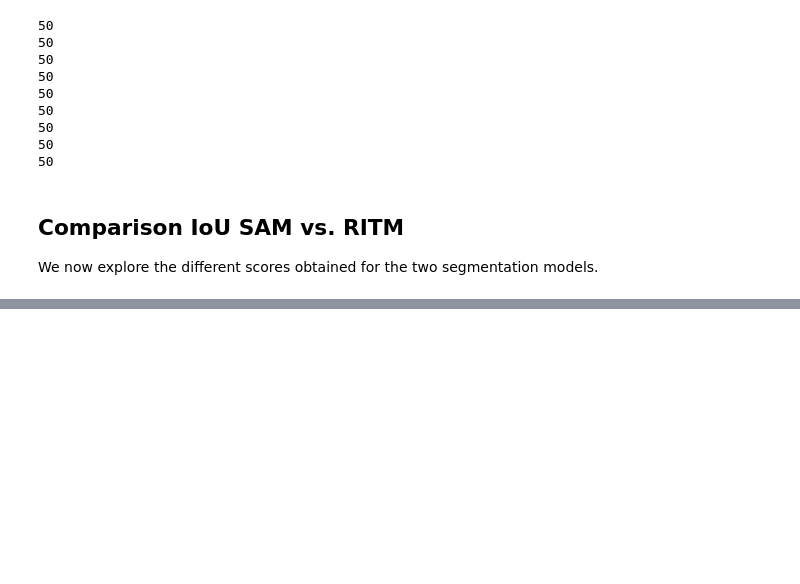
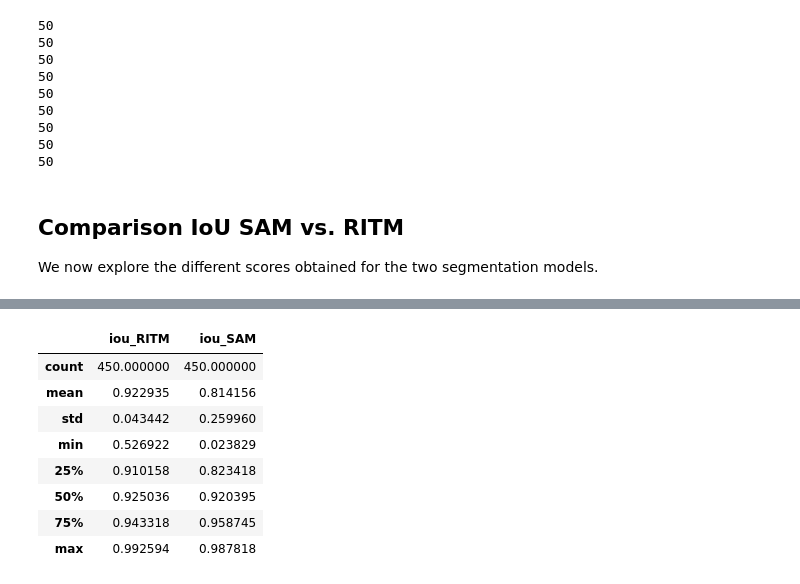
Before and after one commit to ana-bernal/P7_preuve-concept, a Jupyter notebook: 01_exploration.ipynb, the cells around one changed output, grey strips where cells are left out. Saved outputs shown, nothing was run; the diff lists cells and outputs as text; code cells hidden in the pictures; blank space fills up the shorter version.

```diff
--- a/01_exploration.ipynb
+++ b/01_exploration.ipynb
@@ -509,0 +545,12 @@ import pandas as pd
+# %%
+iou_df.describe()
+# %% [output]
+|  | iou_RITM | iou_SAM |
+| count | 450.000000 | 450.000000 |
+| mean | 0.922935 | 0.814156 |
+| std | 0.043442 | 0.259960 |
+| min | 0.526922 | 0.023829 |
+| 25% | 0.910158 | 0.823418 |
+| 50% | 0.925036 | 0.920395 |
+| 75% | 0.943318 | 0.958745 |
+| max | 0.992594 | 0.987818 |
```
Also changed, not shown: parts of 8 cells of this notebook.
